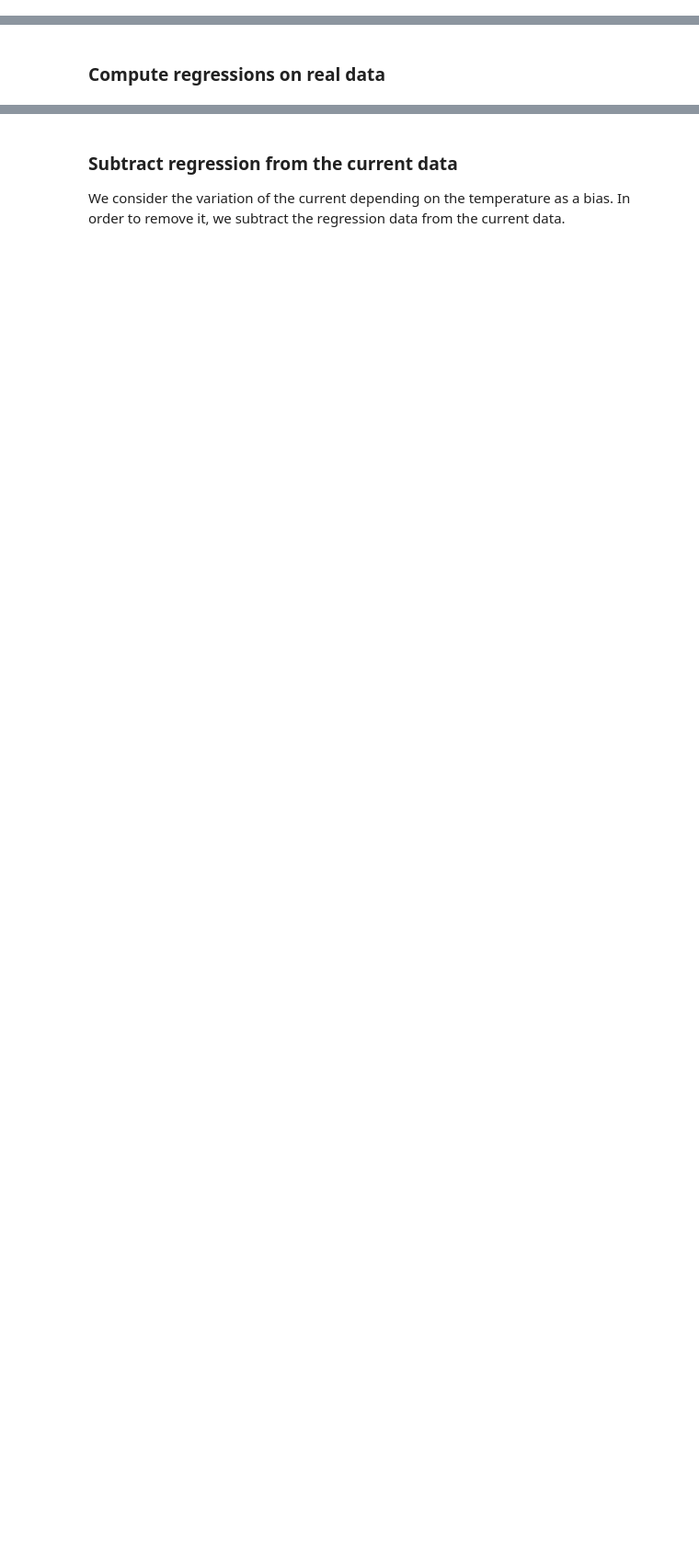
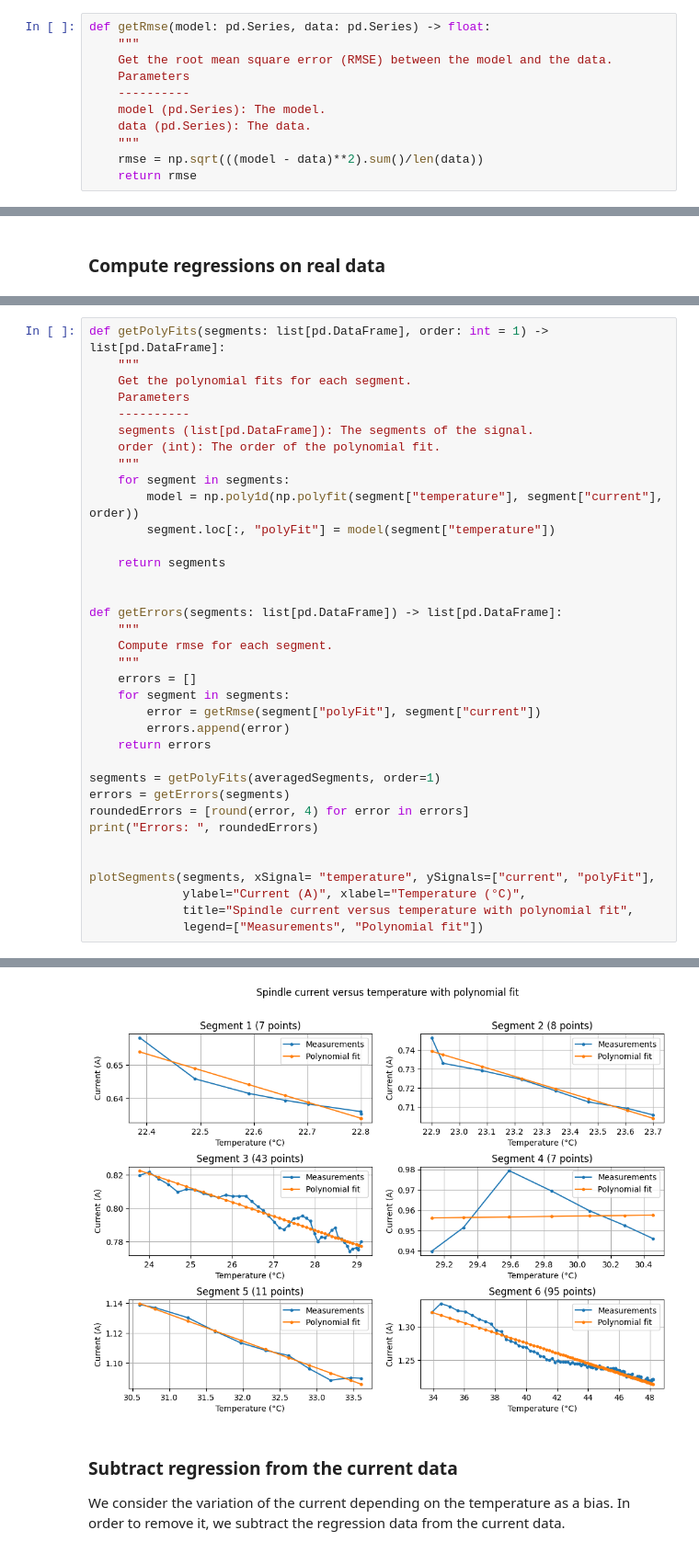
Before and after one commit to opatiny/predictiveMaintenance, a Jupyter notebook: src/notebooks/spindleCurrentVsTemperature.ipynb, the cells around one changed output, grey strips where cells are left out. Shown at 92% size. Saved outputs shown, nothing was run; the diff lists cells and outputs as text; blank space fills up the shorter version.

Commit message:
fix: polynomial regression works
Ended up using numpy functions

Closes: #19

```diff
--- a/src/notebooks/spindleCurrentVsTemperature.ipynb
+++ b/src/notebooks/spindleCurrentVsTemperature.ipynb
@@ -431,6 +443,17 @@ def getPolyRegression(data: pd.DataFrame, order = 1) -> list:
     x0 = [0.0] * (order + 1)
     result = minimize(errorFun, x0, args=(data))
     return result.x, np.sqrt(result.fun) # return the weights and the rmse
+# %%
+def getRmse(model: pd.Series, data: pd.Series) -> float:
+    """
+    Get the root mean square error (RMSE) between the model and the data.
+    Parameters
+    ----------
+    model (pd.Series): The model.
+    data (pd.Series): The data.
+    """
+    rmse = np.sqrt(((model - data)**2).sum()/len(data))
+    return rmse
 # %% [markdown]
  ### Test the functions
 # %%
@@ -531,0 +519,37 @@ Regression order 2:  [ 3.83594204e-05  6.33537893e-04  8.89190843e-03 -3.3869808
+# %%
+def getPolyFits(segments: list[pd.DataFrame], order: int = 1) -> list[pd.DataFrame]:
+    """
+    Get the polynomial fits for each segment.
+    Parameters
+    ----------
+    segments (list[pd.DataFrame]): The segments of the signal.
+    order (int): The order of the polynomial fit.
+    """
+    for segment in segments:
+        model = np.poly1d(np.polyfit(segment["temperature"], segment["current"], order))
+        segment.loc[:, "polyFit"] = model(segment["temperature"])
+
+    return segments
+
+
+def getErrors(segments: list[pd.DataFrame]) -> list[pd.DataFrame]:
+    """
+    Compute rmse for each segment.
+    """
+    errors = []
+    for segment in segments:
+        error = getRmse(segment["polyFit"], segment["current"])
+        errors.append(error)
+    return errors
+
+segments = getPolyFits(averagedSegments, order=1)
+errors = getErrors(segments)
+roundedErrors = [round(error, 4) for error in errors]
+print("Errors: ", roundedErrors)
+
+
+plotSegments(segments, xSignal= "temperature", ySignals=["current", "polyFit"],
+             ylabel="Current (A)", xlabel="Temperature (°C)",
+             title="Spindle current versus temperature with polynomial fit",
+             legend=["Measurements", "Polynomial fit"])
+# %% [output]
@@ -532,3 +558,4 @@ Regression order 2:  [ 3.83594204e-05  6.33537893e-04  8.89190843e-03 -3.3869808
+[figure, added]
 # %% [markdown]
 ### Subtract regression from the current data
 
```
Also changed, not shown: parts of 5 cells of this notebook.
